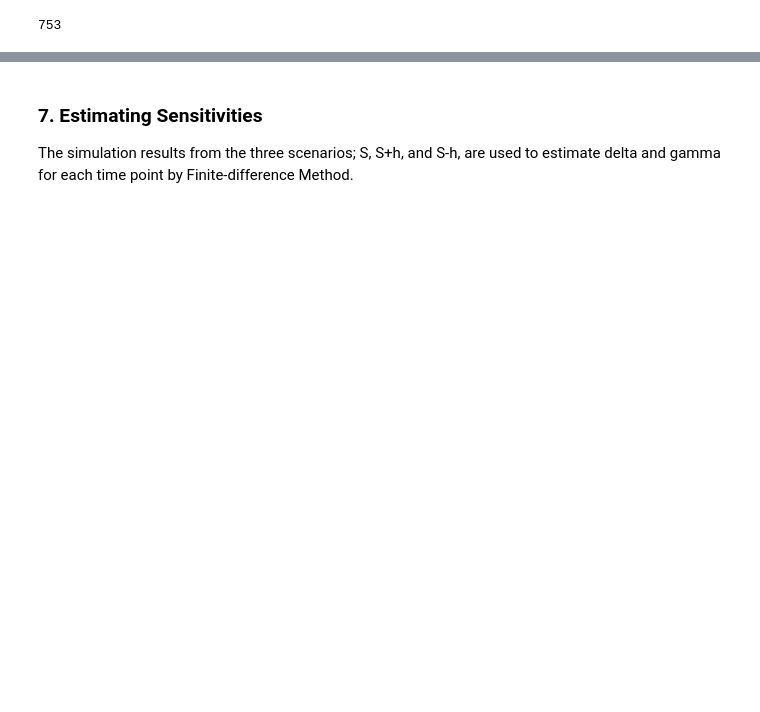
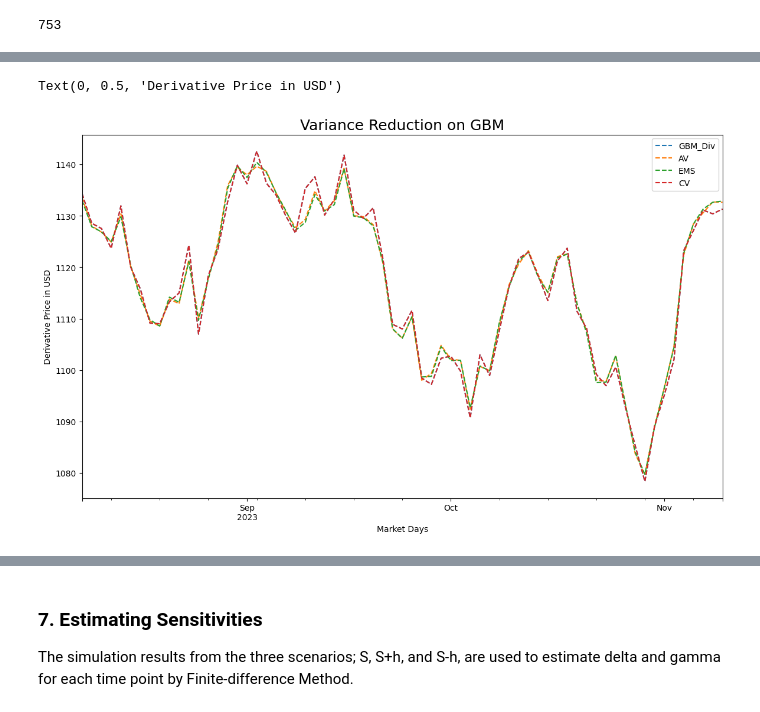
Before and after one commit to RahulG1309/MH4518, a Jupyter notebook: simulations/Black_Scholes.ipynb, the cells around one changed output, grey strips where cells are left out. Cells and saved outputs as stored; diff of their text form; code cells hidden in the pictures; blank space fills up the shorter version.

Commit message:
Fixed Variance Reduction and Sensitivities.

```diff
--- a/simulations/Black_Scholes.ipynb
+++ b/simulations/Black_Scholes.ipynb
@@ -16,7 +17,7 @@ NOTE: Ensure you are using the correct kernel to run the Jupyter Notebook with t
 import os, sys
 
 # Set the root directory accordingly
-ROOT_DIR = "/Users/dhruvchopra/Desktop/SimTech/MH4518"
+ROOT_DIR = "D:\Coding\MH4518"
 os.chdir(ROOT_DIR)
 #sys.path.append(ROOT_DIR)
 
@@ -525,13 +663,15 @@ simulation_reults.head()
 # %%
 plt.figure(figsize=(14,8))
-plt.title('Backtesting ',fontdict={"fontsize":18})
+plt.title('Variance Reduction on GBM', fontdict={"fontsize":18})
 
-simulation_reults['Actual'].plot(legend=True)
-simulation_reults['GBM'].plot(legend=True,style="--")
-simulation_reults['AV'].plot(legend=True,style="--")
-simulation_reults['EMS'].plot(legend=True,style="--")
-simulation_reults['CV'].plot(legend=True,style="--")
-#simulation_reults['CV_Min'].plot(legend=True,style="--")
+# simulation_reults['Actual'].plot(legend=True)
+simulation_reults['GBM_Div'].plot(legend=True, style="--")
+simulation_reults['AV'].plot(legend=True, style="--")
+simulation_reults['EMS'].plot(legend=True, style="--")
+simulation_reults['CV'].plot(legend=True, style="--")
 
 plt.xlabel('Market Days')
 plt.ylabel('Derivative Price in USD')
+# %% [output]
+Text(0, 0.5, 'Derivative Price in USD')
+[figure, added]
```
Also changed, not shown: parts of 44 cells of this notebook, 4 other files.
